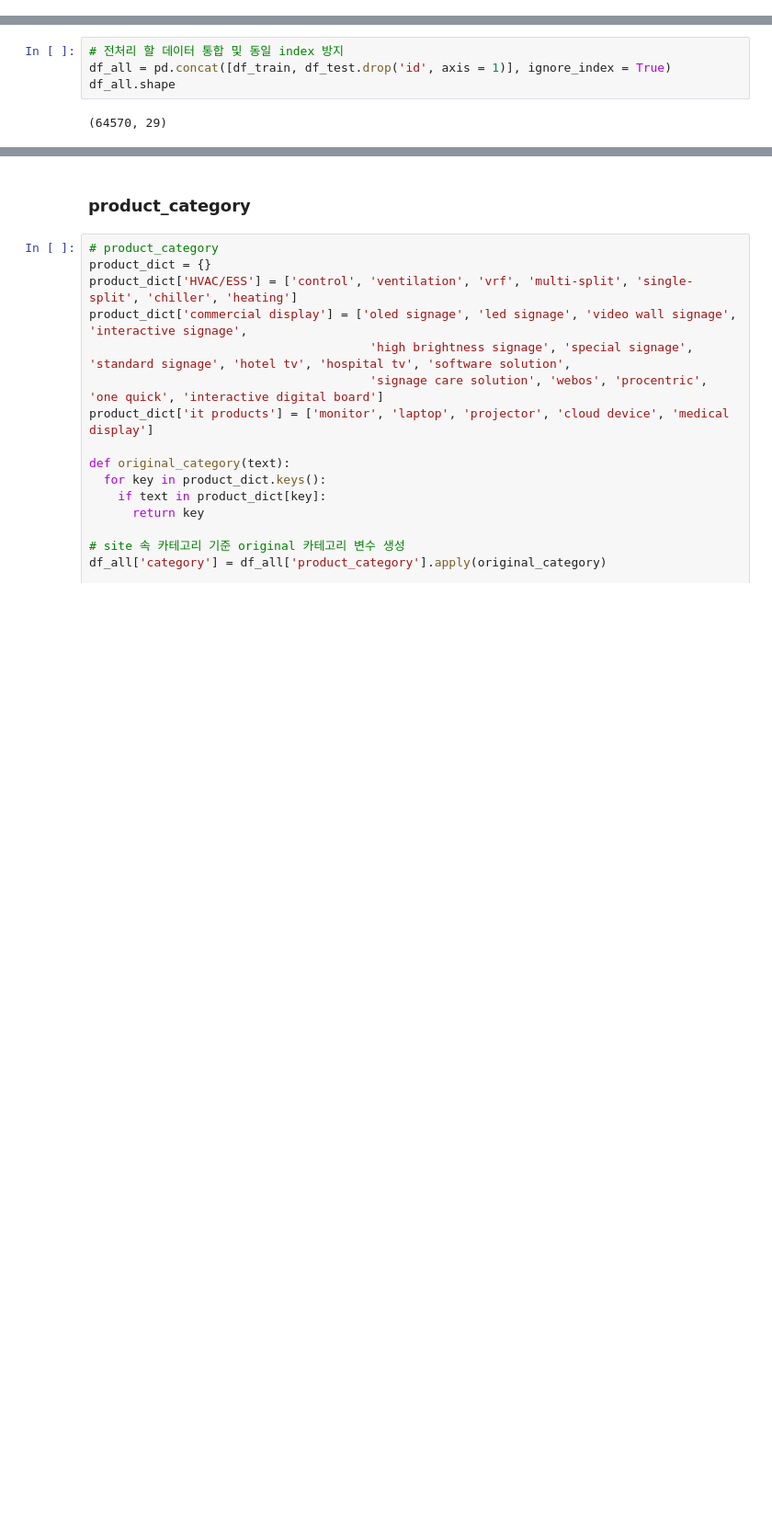
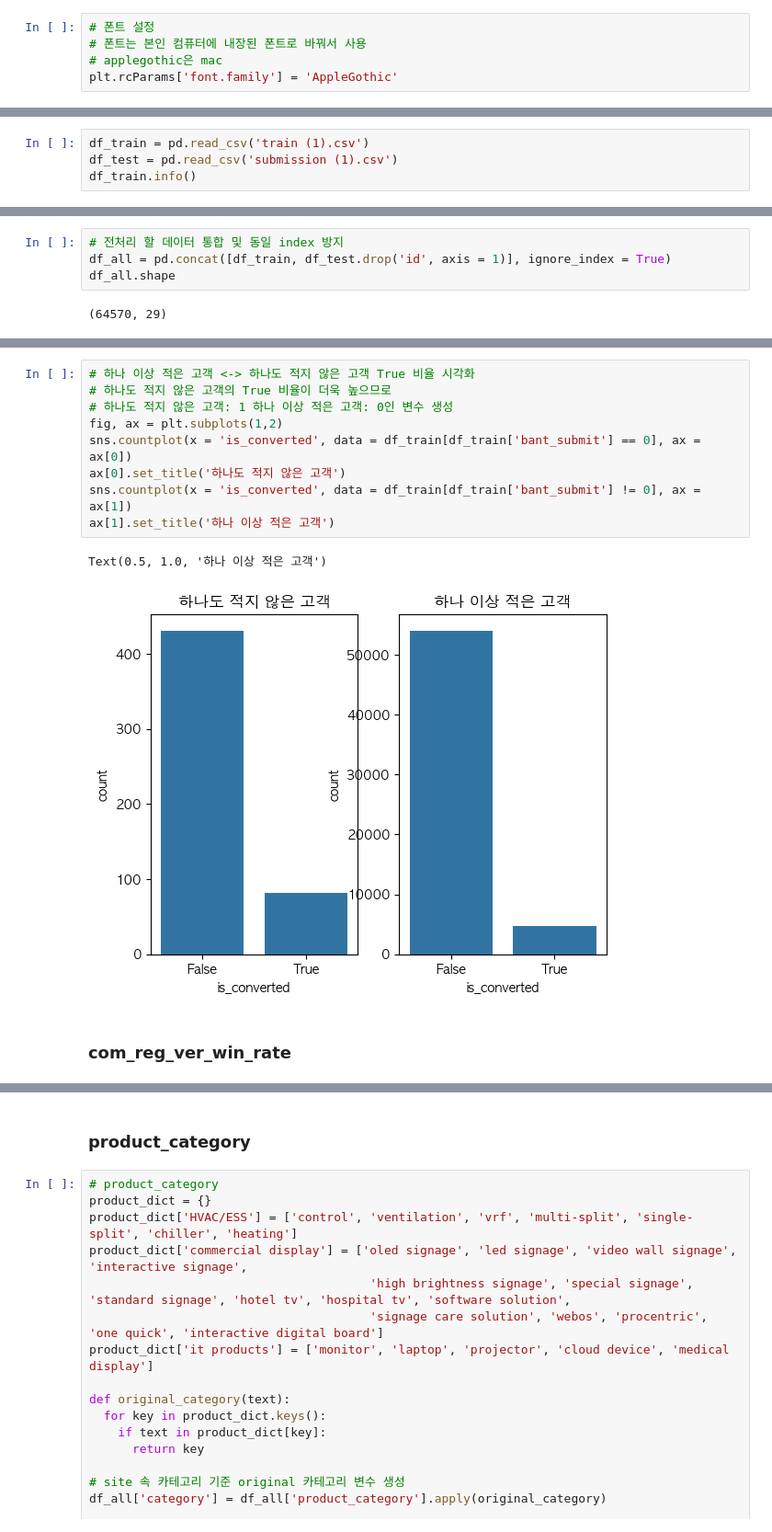
Before and after one commit to egahyun/LG_aimers_B2BEST, a Jupyter notebook: data_eda.ipynb, the cells around one changed output, grey strips where cells are left out. Shown at 92% size. Cells and saved outputs as stored; diff of their text form; blank space fills up the shorter version.

```diff
--- a/data_eda.ipynb
+++ b/data_eda.ipynb
@@ -16,6 +16,11 @@ import numpy as np
 import re
 import seaborn as sns
 import matplotlib.pyplot as plt
+# %%
+# 폰트 설정
+# 폰트는 본인 컴퓨터에 내장된 폰트로 바꿔서 사용
+# applegothic은 mac
+plt.rcParams['font.family'] = 'AppleGothic'
 # %% [markdown]
 ### 데이터 셋 읽어오기
 # %%
@@ -26,3 +31,7 @@ Mounted at /content/drive
 # %%
 df_train = pd.read_csv("train.csv") # 학습용 데이터
 df_test = pd.read_csv("submission.csv") # 테스트 데이터(제출파일의 데이터)
+# %%
+df_train = pd.read_csv('train (1).csv')
+df_test = pd.read_csv('submission (1).csv')
+df_train.info()
@@ -46,0 +86,14 @@ df_all.shape
+# %%
+# 하나 이상 적은 고객 <-> 하나도 적지 않은 고객 True 비율 시각화
+# 하나도 적지 않은 고객의 True 비율이 더욱 높으므로
+# 하나도 적지 않은 고객: 1 하나 이상 적은 고객: 0인 변수 생성
+fig, ax = plt.subplots(1,2)
+sns.countplot(x = 'is_converted', data = df_train[df_train['bant_submit'] == 0], ax = ax[0])
+ax[0].set_title('하나도 적지 않은 고객')
+sns.countplot(x = 'is_converted', data = df_train[df_train['bant_submit'] != 0], ax = ax[1])
+ax[1].set_title('하나 이상 적은 고객')
+# %% [output]
+Text(0.5, 1.0, '하나 이상 적은 고객')
+[figure, added]
+# %% [markdown]
+### com_reg_ver_win_rate
```
Also changed, not shown: parts of 30 cells of this notebook, 1 other file.
